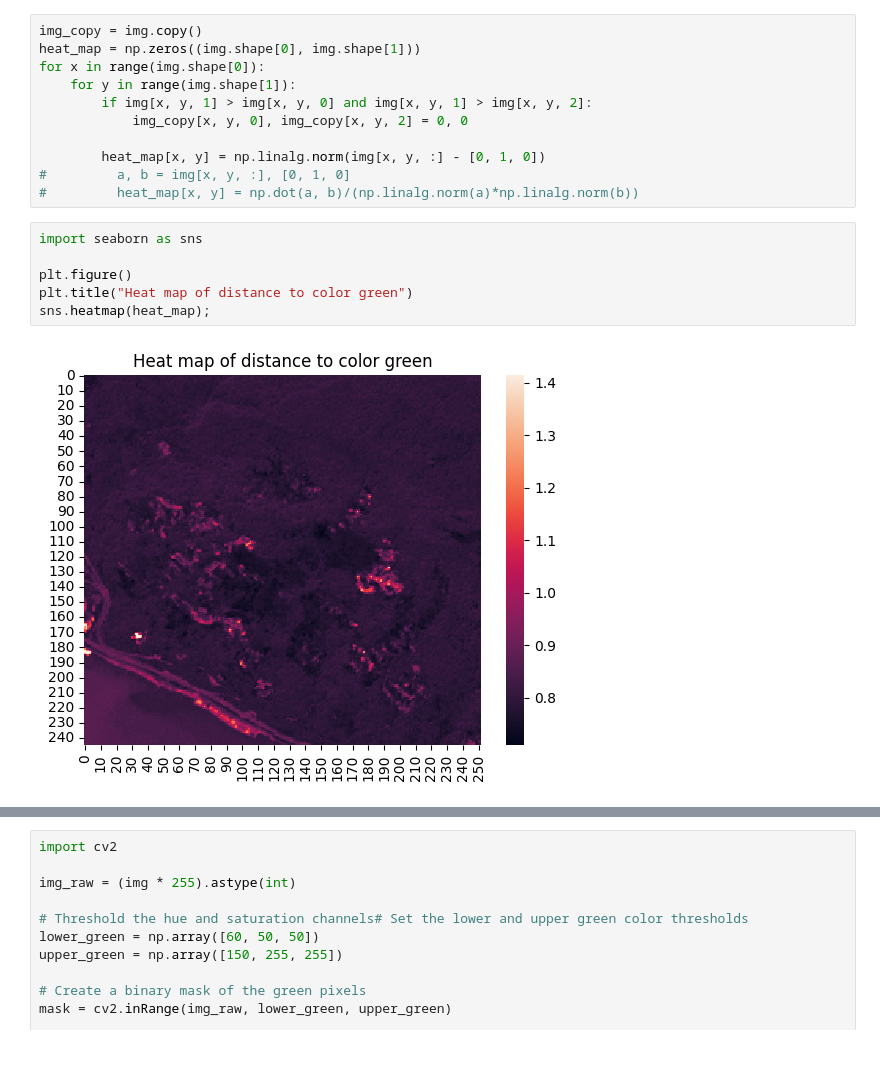
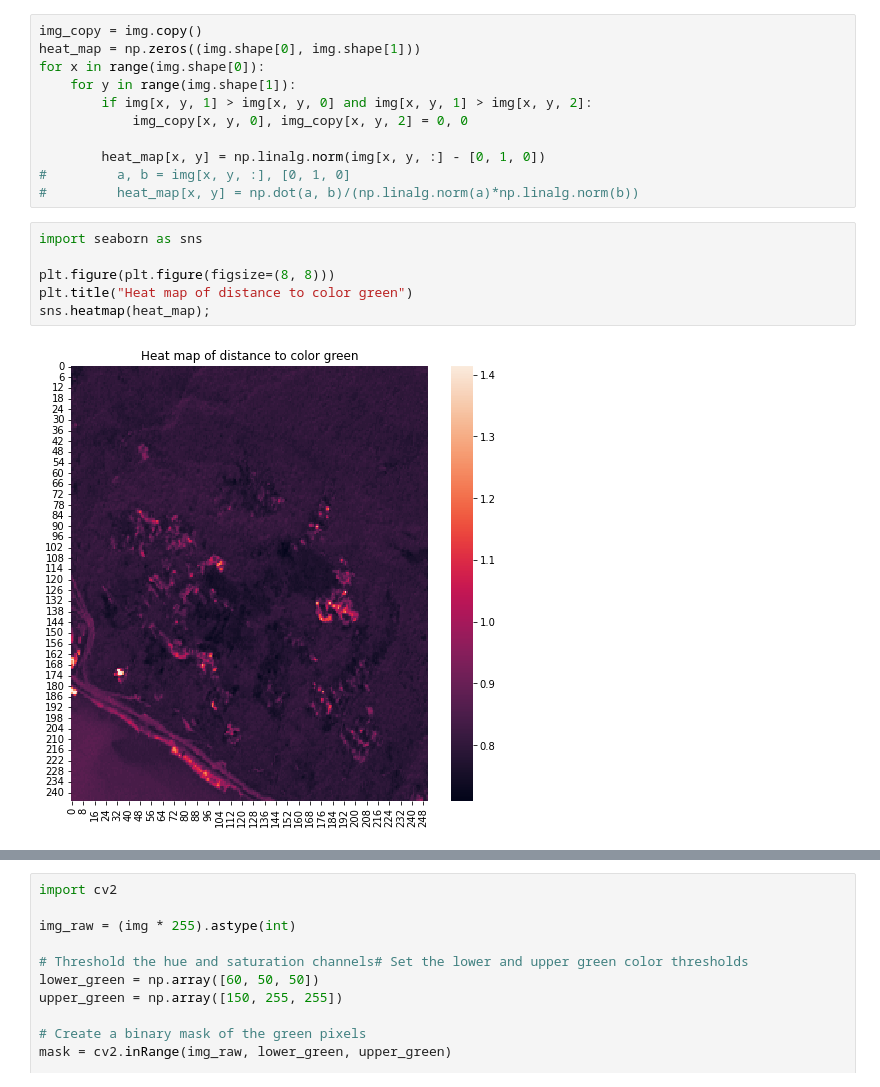
Before and after one commit to MADE-project-team1/GreenZone, a Jupyter notebook: OSM_Santinel.ipynb, the cells around one changed output, grey strips where cells are left out. Cells and saved outputs as stored; diff of their text form; blank space fills up the shorter version.

```diff
--- a/OSM_Santinel.ipynb
+++ b/OSM_Santinel.ipynb
@@ -224,11 +200,11 @@ for x in range(img.shape[0]):
 # %%
 import seaborn as sns
 
-plt.figure()
+plt.figure(plt.figure(figsize=(8, 8)))
 plt.title("Heat map of distance to color green")
 sns.heatmap(heat_map);
 # %% [output]
-[figure, old version]
+[figure, new version]
 # %%
 plt.figure()
 plt.title("Dagomys. Russsia. Green area.")
```
Also changed, not shown: parts of 27 cells of this notebook.
